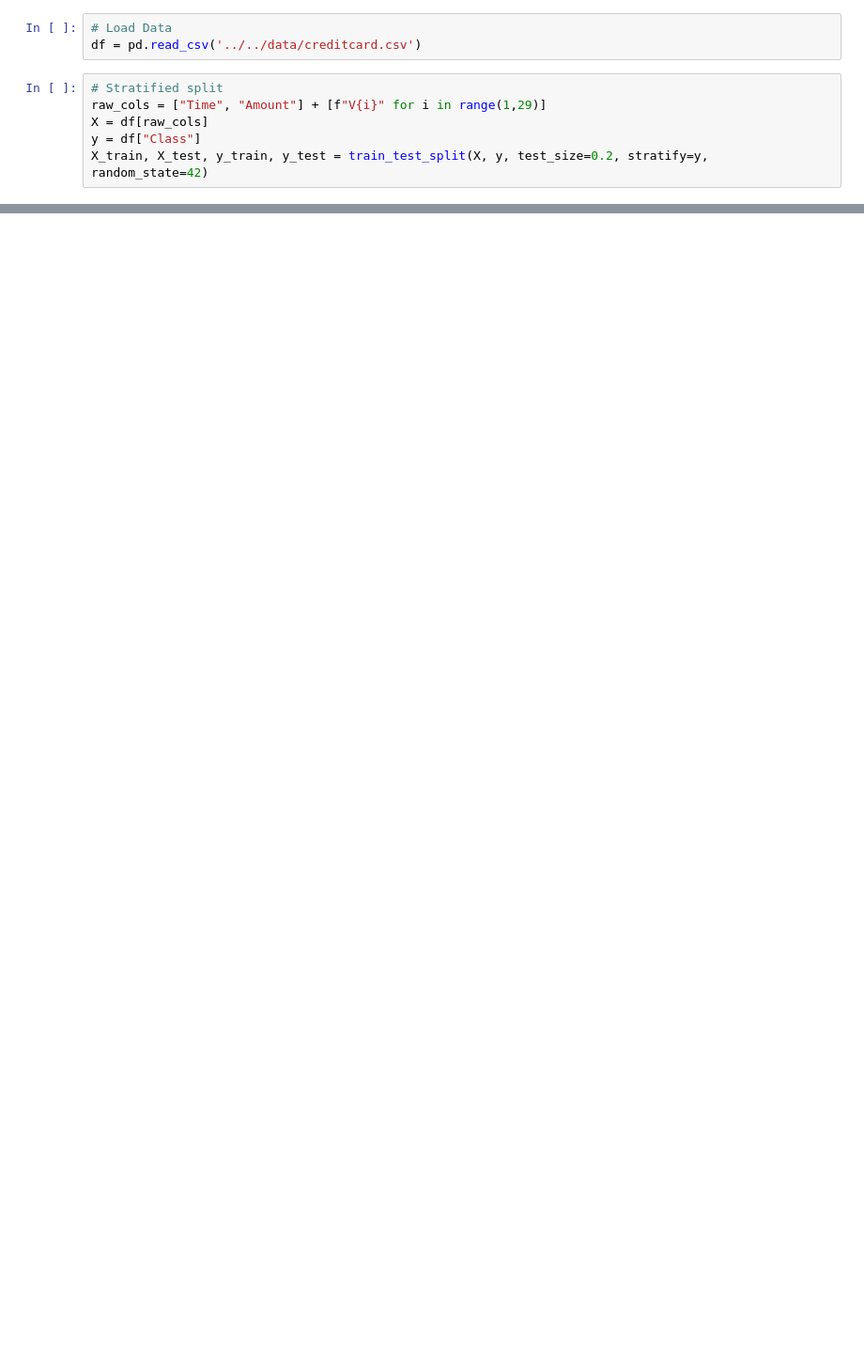
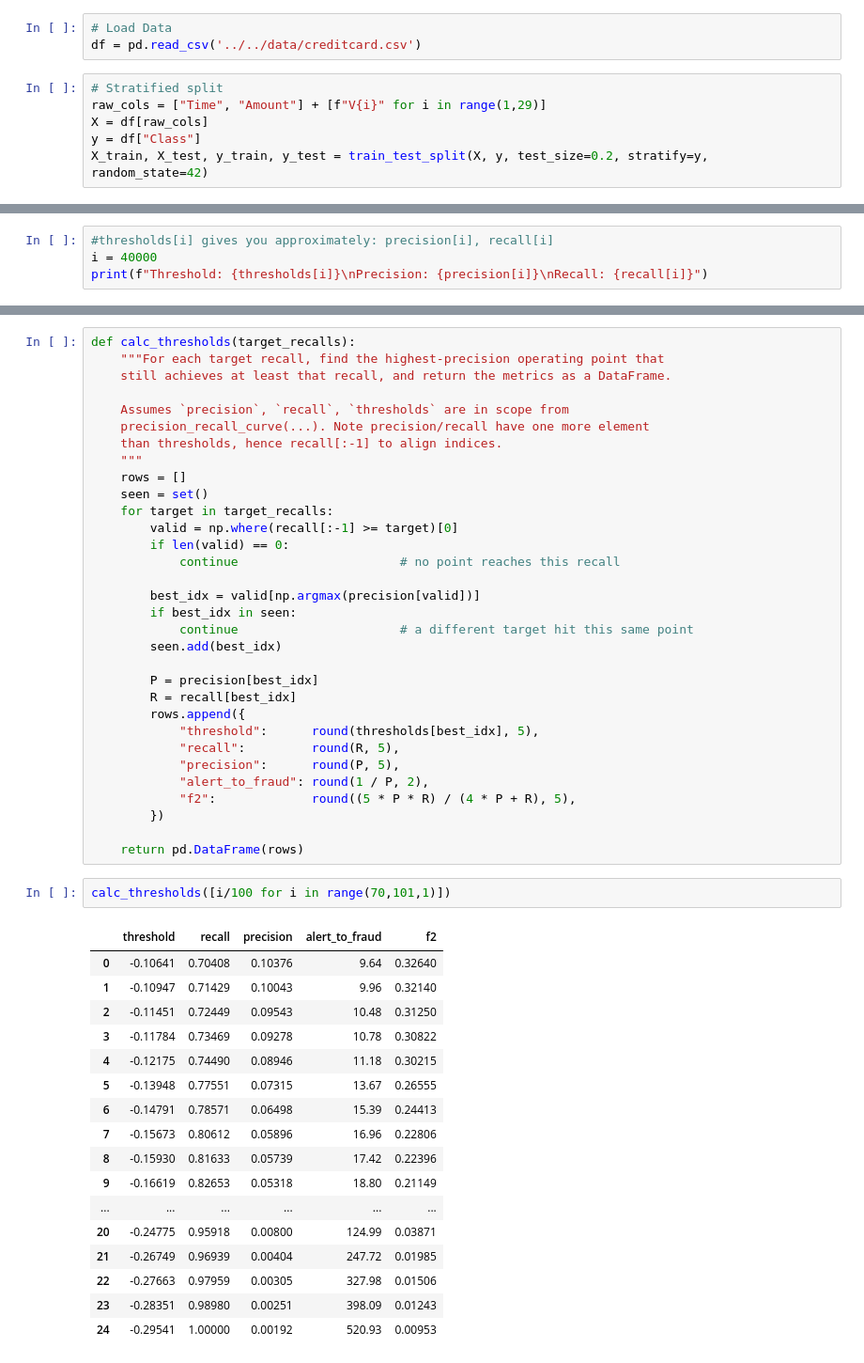
Before and after one commit to vudaodev/fraud-radar, a Jupyter notebook: model/notebooks/02_train_and_threshold.ipynb, the cells around one changed output, grey strips where cells are left out. Shown at 94% size. Saved outputs shown, nothing was run; the diff lists cells and outputs as text; blank space fills up the shorter version.

```diff
--- a/model/notebooks/02_train_and_threshold.ipynb
+++ b/model/notebooks/02_train_and_threshold.ipynb
@@ -44,0 +105,4 @@ model = Pipeline([
+# %%
+#thresholds[i] gives you approximately: precision[i], recall[i]
+i = 40000
+print(f"Threshold: {thresholds[i]}\nPrecision: {precision[i]}\nRecall: {recall[i]}")
@@ -44,0 +113,52 @@ model = Pipeline([
+# %%
+def calc_thresholds(target_recalls):
+    """For each target recall, find the highest-precision operating point that
+    still achieves at least that recall, and return the metrics as a DataFrame.
+
+    Assumes `precision`, `recall`, `thresholds` are in scope from
+    precision_recall_curve(...). Note precision/recall have one more element
+    than thresholds, hence recall[:-1] to align indices.
+    """
+    rows = []
+    seen = set()
+    for target in target_recalls:
+        valid = np.where(recall[:-1] >= target)[0]
+        if len(valid) == 0:
+            continue                      # no point reaches this recall
+
+        best_idx = valid[np.argmax(precision[valid])]
+        if best_idx in seen:
+            continue                      # a different target hit this same point
+        seen.add(best_idx)
+
+        P = precision[best_idx]
+        R = recall[best_idx]
+        rows.append({
+            "threshold":      round(thresholds[best_idx], 5),
+            "recall":         round(R, 5),
+            "precision":      round(P, 5),
+            "alert_to_fraud": round(1 / P, 2),
+            "f2":             round((5 * P * R) / (4 * P + R), 5),
+        })
+
+    return pd.DataFrame(rows)
+# %%
+calc_thresholds([i/100 for i in range(70,101,1)])
+# %% [output]
+|  | threshold | recall | precision | alert_to_fraud | f2 |
+| 0 | -0.10641 | 0.70408 | 0.10376 | 9.64 | 0.32640 |
+| 1 | -0.10947 | 0.71429 | 0.10043 | 9.96 | 0.32140 |
+| 2 | -0.11451 | 0.72449 | 0.09543 | 10.48 | 0.31250 |
+| 3 | -0.11784 | 0.73469 | 0.09278 | 10.78 | 0.30822 |
+| 4 | -0.12175 | 0.74490 | 0.08946 | 11.18 | 0.30215 |
+| 5 | -0.13948 | 0.77551 | 0.07315 | 13.67 | 0.26555 |
+| 6 | -0.14791 | 0.78571 | 0.06498 | 15.39 | 0.24413 |
+| 7 | -0.15673 | 0.80612 | 0.05896 | 16.96 | 0.22806 |
+| 8 | -0.15930 | 0.81633 | 0.05739 | 17.42 | 0.22396 |
+| 9 | -0.16619 | 0.82653 | 0.05318 | 18.80 | 0.21149 |
+| ... | ... | ... | ... | ... | ... |
+| 20 | -0.24775 | 0.95918 | 0.00800 | 124.99 | 0.03871 |
+| 21 | -0.26749 | 0.96939 | 0.00404 | 247.72 | 0.01985 |
+| 22 | -0.27663 | 0.97959 | 0.00305 | 327.98 | 0.01506 |
+| 23 | -0.28351 | 0.98980 | 0.00251 | 398.09 | 0.01243 |
+| 24 | -0.29541 | 1.00000 | 0.00192 | 520.93 | 0.00953 |
```
Also changed, not shown: parts of 18 cells of this notebook.
